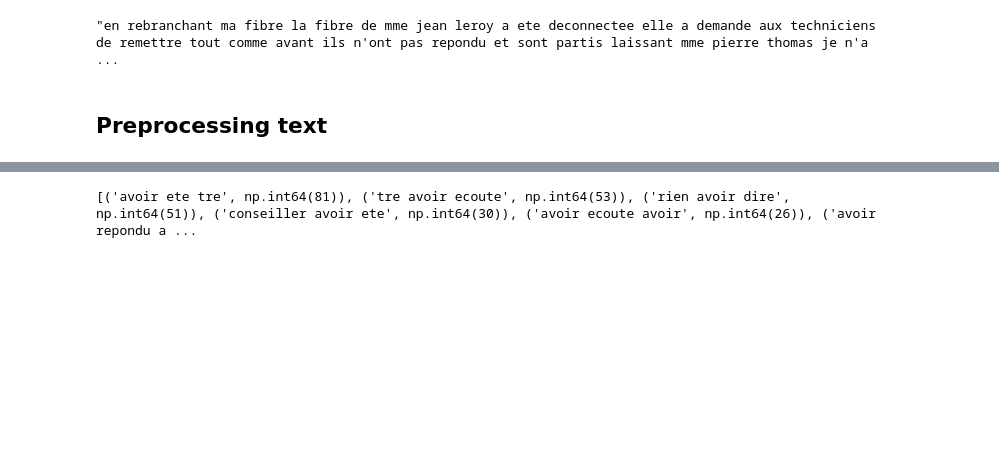
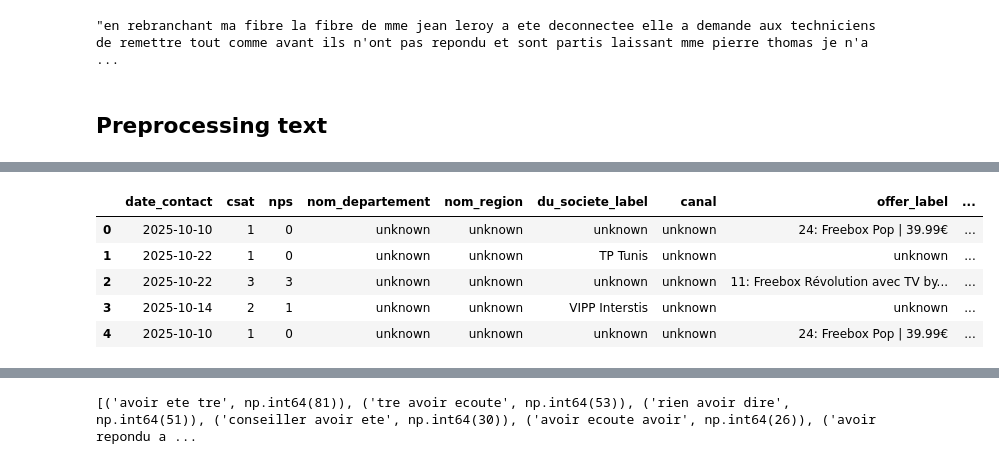
Before and after one commit to forSplinter/free_llm_2026_Intership, a Jupyter notebook: EDA_Preprocesing.ipynb, the cells around one changed output, grey strips where cells are left out. Drawn from its saved outputs; the diff is of its cells as text; code cells hidden in the pictures; blank space fills up the shorter version.

```diff
--- a/EDA_Preprocesing.ipynb
+++ b/EDA_Preprocesing.ipynb
@@ -591,0 +641,9 @@ df_sample['tokens'] = df_sample['clean_commentaire'].apply(lambda x: x.split())
+# %%
+df_sample.head()
+# %% [output]
+|  | date_contact | csat | nps | nom_departement | nom_region | du_societe_label | canal | offer_label | ... |
+| 0 | 2025-10-10 | 1 | 0 | unknown | unknown | unknown | unknown | 24: Freebox Pop | 39.99€ | ... |
+| 1 | 2025-10-22 | 1 | 0 | unknown | unknown | TP Tunis | unknown | unknown | ... |
+| 2 | 2025-10-22 | 3 | 3 | unknown | unknown | unknown | unknown | 11: Freebox Révolution avec TV by... | ... |
+| 3 | 2025-10-14 | 2 | 1 | unknown | unknown | VIPP Interstis | unknown | unknown | ... |
+| 4 | 2025-10-10 | 1 | 0 | unknown | unknown | unknown | unknown | 24: Freebox Pop | 39.99€ | ... |
```
Also changed, not shown: parts of 26 cells of this notebook.
